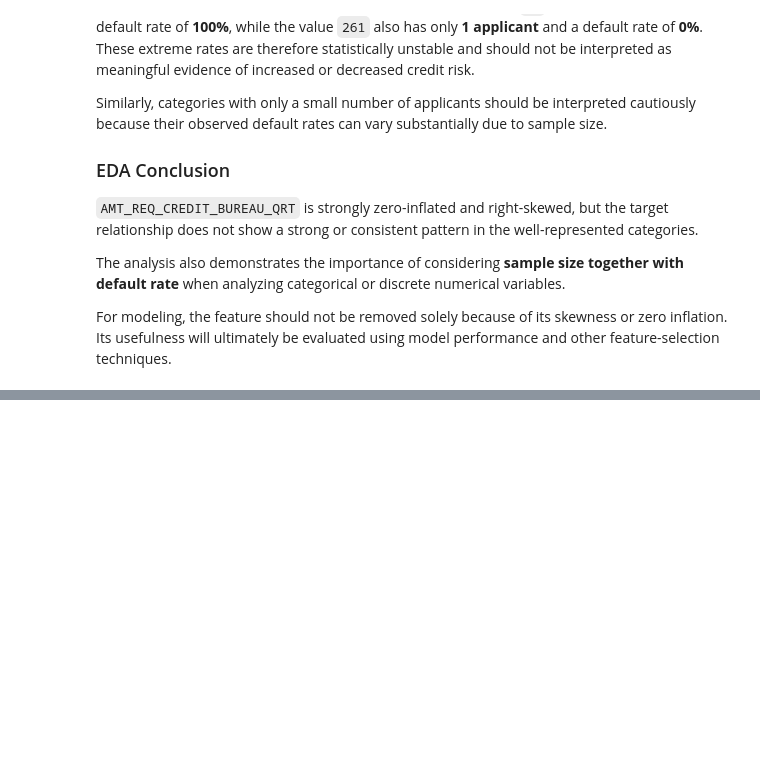
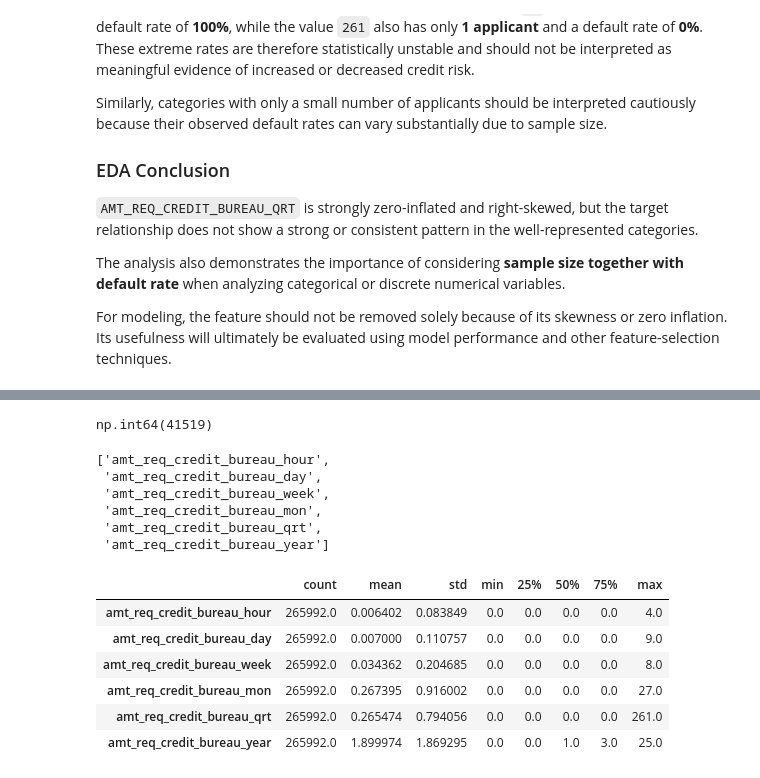
Before and after one commit to Roxy099/data_science_project, a Jupyter notebook: notebooks/baseline_model.ipynb, the cells around one changed output, grey strips where cells are left out. Drawn from its saved outputs; the diff is of its cells as text; code cells hidden in the pictures; blank space fills up the shorter version.

```diff
--- a/notebooks/baseline_model.ipynb
+++ b/notebooks/baseline_model.ipynb
@@ -1097,0 +1137,23 @@ For modeling, the feature should not be removed solely because of its skewness o
+# %%
+application_df['amt_req_credit_bureau_qrt'].isna().sum()
+# %% [output]
+np.int64(41519)
+# %%
+bureau_req_cols
+# %% [output]
+['amt_req_credit_bureau_hour',
+ 'amt_req_credit_bureau_day',
+ 'amt_req_credit_bureau_week',
+ 'amt_req_credit_bureau_mon',
+ 'amt_req_credit_bureau_qrt',
+ 'amt_req_credit_bureau_year']
+# %%
+application_df[bureau_req_cols].describe().T
+# %% [output]
+|  | count | mean | std | min | 25% | 50% | 75% | max |
+| amt_req_credit_bureau_hour | 265992.0 | 0.006402 | 0.083849 | 0.0 | 0.0 | 0.0 | 0.0 | 4.0 |
+| amt_req_credit_bureau_day | 265992.0 | 0.007000 | 0.110757 | 0.0 | 0.0 | 0.0 | 0.0 | 9.0 |
+| amt_req_credit_bureau_week | 265992.0 | 0.034362 | 0.204685 | 0.0 | 0.0 | 0.0 | 0.0 | 8.0 |
+| amt_req_credit_bureau_mon | 265992.0 | 0.267395 | 0.916002 | 0.0 | 0.0 | 0.0 | 0.0 | 27.0 |
+| amt_req_credit_bureau_qrt | 265992.0 | 0.265474 | 0.794056 | 0.0 | 0.0 | 0.0 | 0.0 | 261.0 |
+| amt_req_credit_bureau_year | 265992.0 | 1.899974 | 1.869295 | 0.0 | 0.0 | 1.0 | 3.0 | 25.0 |
```
Also changed, not shown: parts of 43 cells of this notebook.
